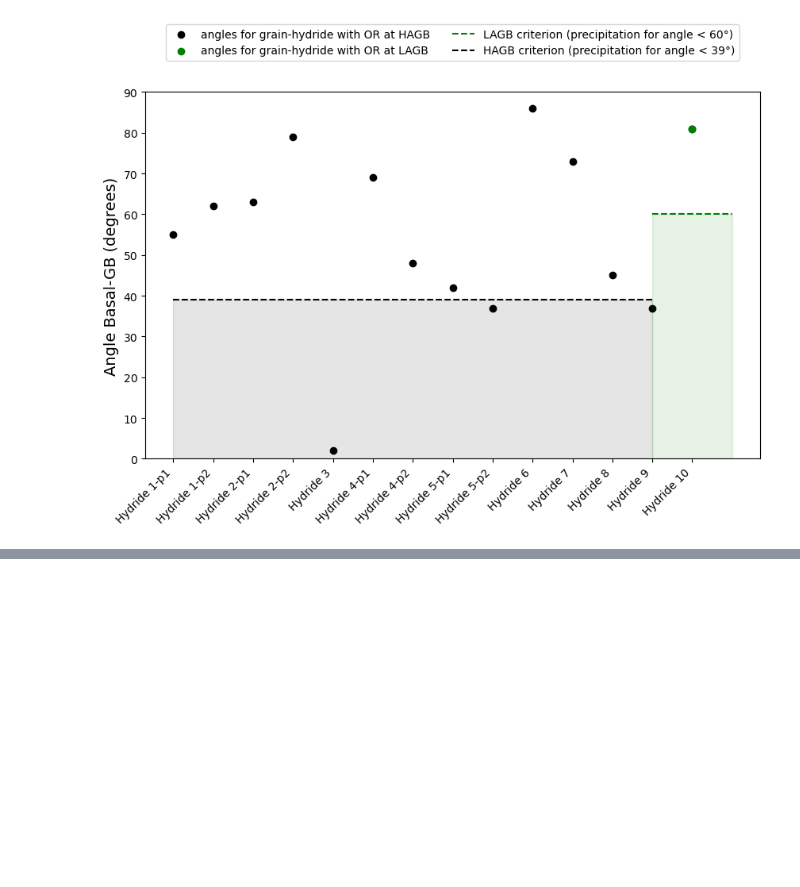
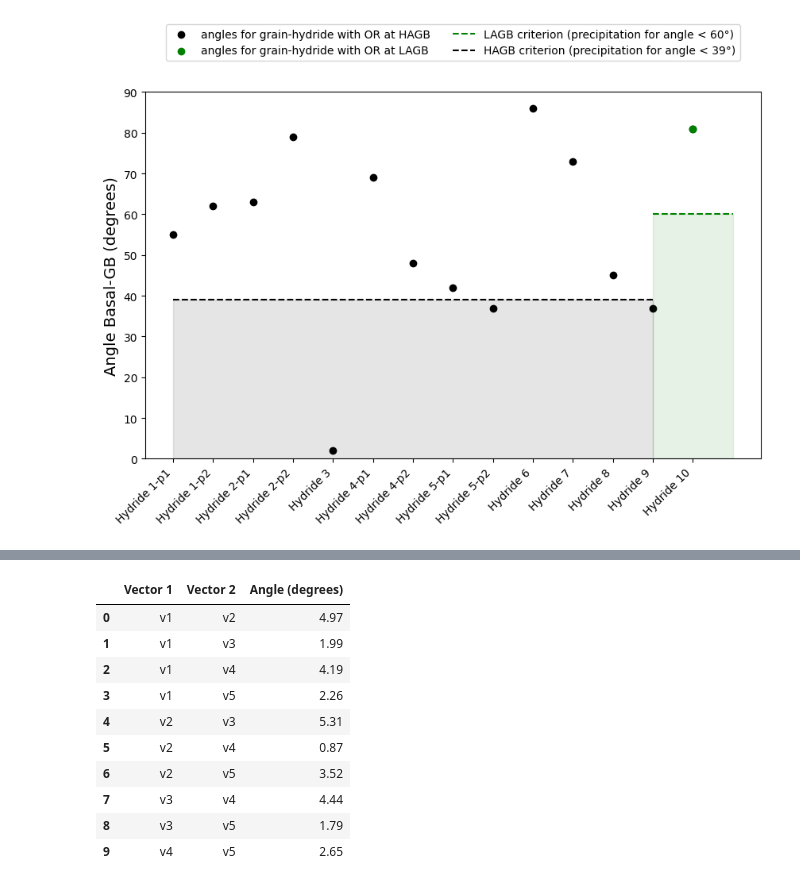
Before and after one commit to zr-midas/3D_characterisation_Zircaloy4, a Jupyter notebook: 3D_charaterisation/Basal_GB_angles/Basal_GB_angles.ipynb, the cells around one changed output, grey strips where cells are left out. Saved outputs shown, nothing was run; the diff lists cells and outputs as text; code cells hidden in the pictures; blank space fills up the shorter version.

```diff
--- a/3D_charaterisation/Basal_GB_angles/Basal_GB_angles.ipynb
+++ b/3D_charaterisation/Basal_GB_angles/Basal_GB_angles.ipynb
@@ -158,0 +128,30 @@ plt.legend(loc='upper center', bbox_to_anchor=(0.5, 1.15), ncol=2)
+# %%
+# The plane fitting was repeated 5 times for hydride 8:
+vectors_hyd8 = {"v1" : np.array([0.706, 0.113, 0.699]),
+           "v2" : np.array([0.691, 0.031, 0.723]),
+           "v3" : np.array([0.681, 0.123, 0.721]),
+           "v4" : np.array([0.689, 0.046, 0.723]),
+           "v5" : np.array([0.684, 0.092, 0.724]),
+}
+# %%
+# Compute all pairwise combinations
+results = []
+for (name1, vec1), (name2, vec2) in itertools.combinations(vectors_hyd8.items(), 2):
+    angles = angle(vec1, vec2)
+    results.append((name1, name2, np.round(angles,2)))
+
+df = pd.DataFrame(results, columns=["Vector 1", "Vector 2", "Angle (degrees)"])
+
+df
+# %% [output]
+|  | Vector 1 | Vector 2 | Angle (degrees) |
+| 0 | v1 | v2 | 4.97 |
+| 1 | v1 | v3 | 1.99 |
+| 2 | v1 | v4 | 4.19 |
+| 3 | v1 | v5 | 2.26 |
+| 4 | v2 | v3 | 5.31 |
+| 5 | v2 | v4 | 0.87 |
+| 6 | v2 | v5 | 3.52 |
+| 7 | v3 | v4 | 4.44 |
+| 8 | v3 | v5 | 1.79 |
+| 9 | v4 | v5 | 2.65 |
```
Also changed, not shown: parts of 15 cells of this notebook.
